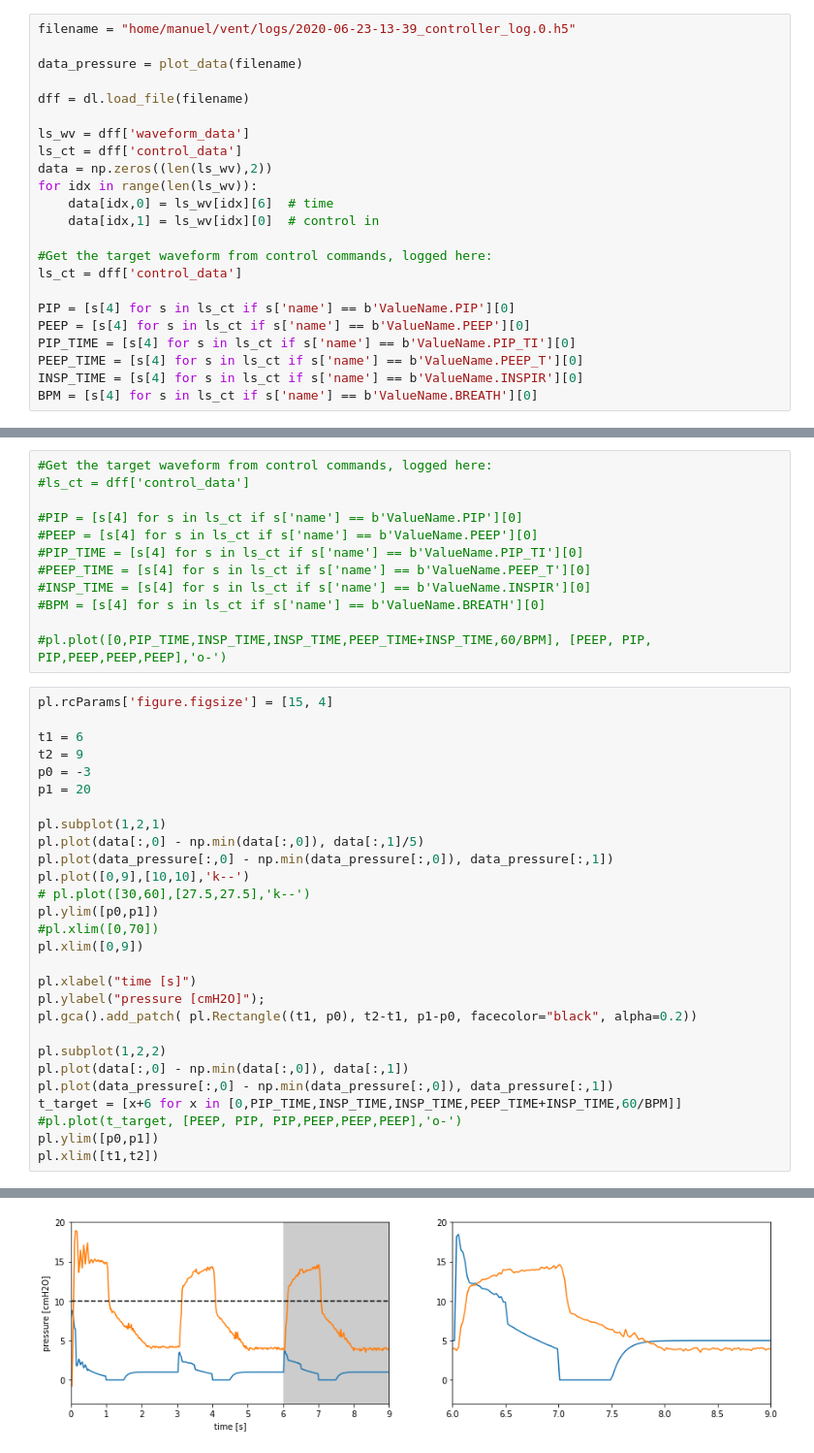
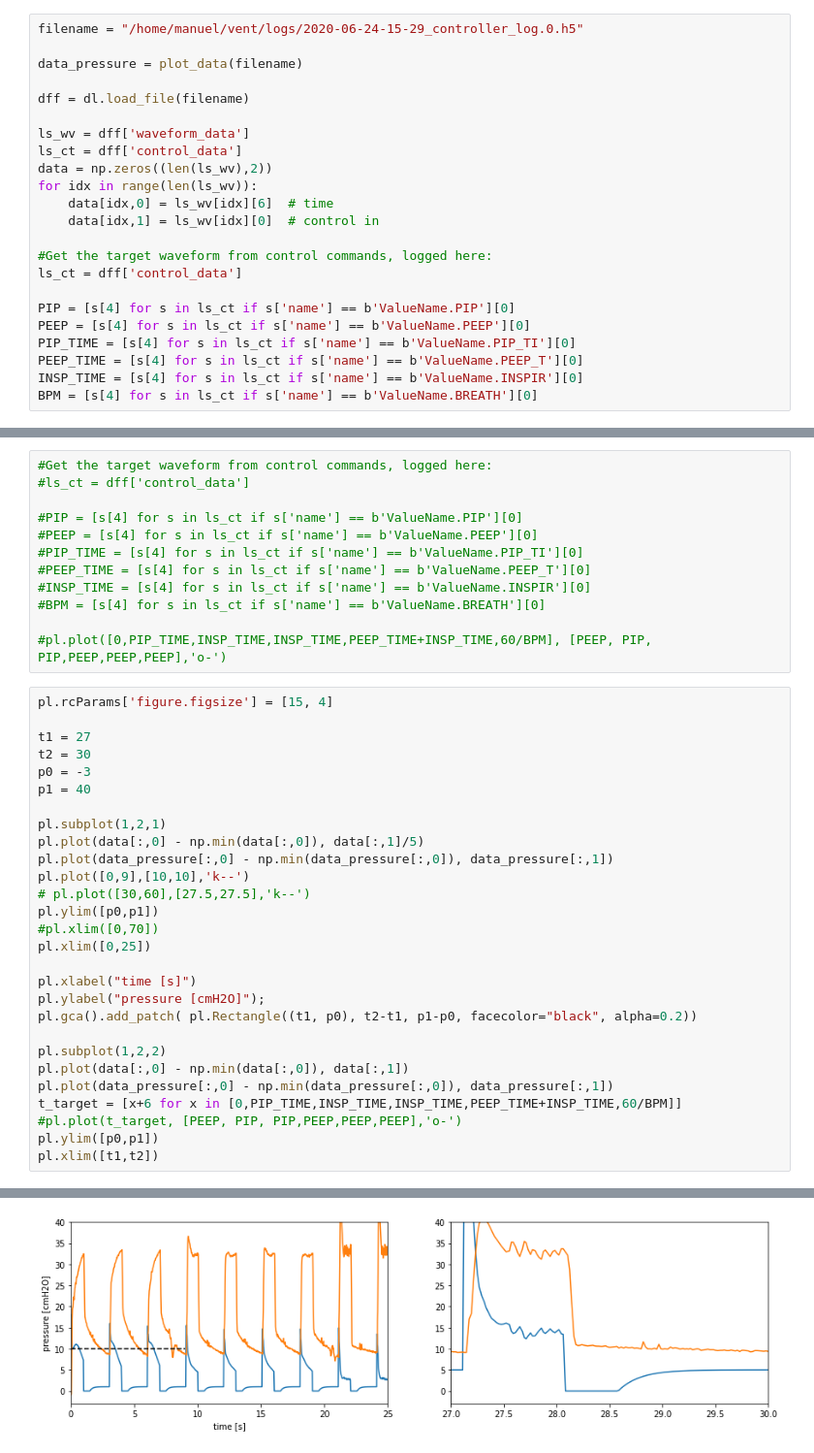
Before and after one commit to CohenLabPrinceton/pvp, a Jupyter notebook: sandbox/HOWTO_PlotData.ipynb, the cells around one changed output, grey strips where cells are left out. Shown at 97% size. Cells and saved outputs as stored; diff of their text form.

```diff
--- a/sandbox/HOWTO_PlotData.ipynb
+++ b/sandbox/HOWTO_PlotData.ipynb
@@ -65,7 +66,7 @@ pl.title("Controlling towards higher pressure");
 # %% [output]
 [figure]
 # %%
-filename = "home/manuel/vent/logs/2020-06-23-13-39_controller_log.0.h5"
+filename = "/home/manuel/vent/logs/2020-06-24-15-29_controller_log.0.h5"
 
 data_pressure = plot_data(filename)
 
@@ -107,10 +108,10 @@ Reading... home/manuel/vent/logs/2020-06-23-13-39_controller_log.0.h5
 # %%
 pl.rcParams['figure.figsize'] = [15, 4]
 
-t1 = 6
-t2 = 9
+t1 = 27
+t2 = 30
 p0 = -3
-p1 = 20
+p1 = 40
 
 pl.subplot(1,2,1)
 pl.plot(data[:,0] - np.min(data[:,0]), data[:,1]/5)
@@ -119,7 +120,7 @@ pl.plot([0,9],[10,10],'k--')
 # pl.plot([30,60],[27.5,27.5],'k--')
 pl.ylim([p0,p1])
 #pl.xlim([0,70])
-pl.xlim([0,9])
+pl.xlim([0,25])
 
 pl.xlabel("time [s]")
 pl.ylabel("pressure [cmH2O]");
@@ -137 +138 @@ pl.xlim([t1,t2])
-[figure, old version]
+[figure, new version]
```
Also changed, not shown: parts of 6 cells of this notebook, 2 other files.
